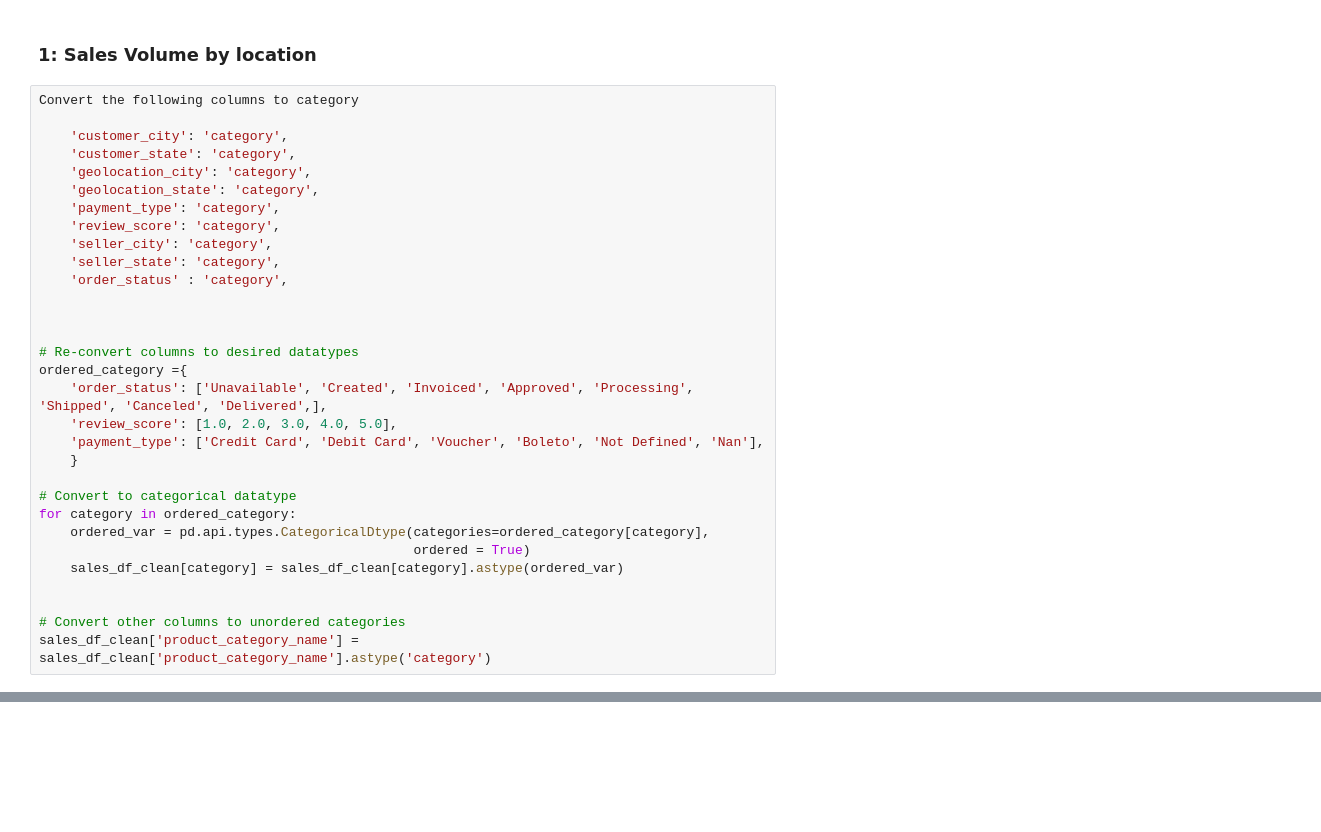
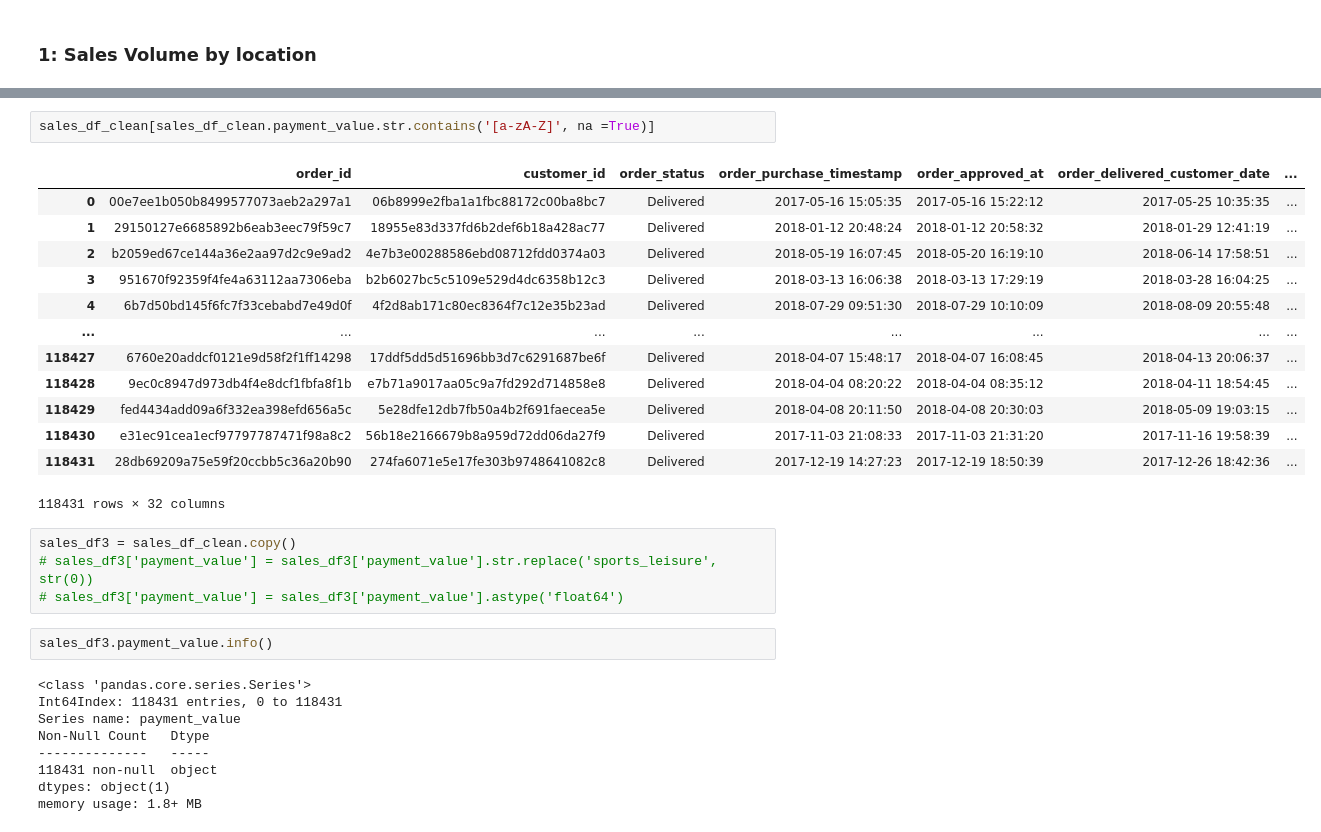
Before and after one commit to KennethOdoh/olist_kpi_dashboard, a Jupyter notebook: olist_ecommerce.ipynb, the cells around one changed output, grey strips where cells are left out. Cells and saved outputs as stored; diff of their text form; blank space fills up the shorter version.

```diff
--- a/olist_ecommerce.ipynb
+++ b/olist_ecommerce.ipynb
@@ -1024,34 +948,3 @@ sales_df_clean.customer_unique_id.nunique()
 sales_df_clean[]
 # %% [markdown]
 ### 1: Sales Volume by location
-# %%
-Convert the following columns to category
-
-    'customer_city': 'category',
-    'customer_state': 'category',
-    'geolocation_city': 'category',
-    'geolocation_state': 'category',
-    'payment_type': 'category',
-    'review_score': 'category',
-    'seller_city': 'category',
-    'seller_state': 'category',
-    'order_status' : 'category',
-
-
-
-# Re-convert columns to desired datatypes
-ordered_category ={
-    'order_status': ['Unavailable', 'Created', 'Invoiced', 'Approved', 'Processing', 'Shipped', 'Canceled', 'Delivered',],
-    'review_score': [1.0, 2.0, 3.0, 4.0, 5.0],
-    'payment_type': ['Credit Card', 'Debit Card', 'Voucher', 'Boleto', 'Not Defined', 'Nan'],
-    }
-
-# Convert to categorical datatype
-for category in ordered_category:
-    ordered_var = pd.api.types.CategoricalDtype(categories=ordered_category[category],
-                                                ordered = True)
-    sales_df_clean[category] = sales_df_clean[category].astype(ordered_var)
-
-
-# Convert other columns to unordered categories
-sales_df_clean['product_category_name'] = sales_df_clean['product_category_name'].astype('category')
@@ -1104,0 +998,31 @@ orders.loc[mask.any(axis=1)]
+# %%
+sales_df_clean[sales_df_clean.payment_value.str.contains('[a-zA-Z]', na =True)]
+# %% [output]
+|  | order_id | customer_id | order_status | order_purchase_timestamp | order_approved_at | order_delivered_customer_date | ... |
+| 0 | 00e7ee1b050b8499577073aeb2a297a1 | 06b8999e2fba1a1fbc88172c00ba8bc7 | Delivered | 2017-05-16 15:05:35 | 2017-05-16 15:22:12 | 2017-05-25 10:35:35 | ... |
+| 1 | 29150127e6685892b6eab3eec79f59c7 | 18955e83d337fd6b2def6b18a428ac77 | Delivered | 2018-01-12 20:48:24 | 2018-01-12 20:58:32 | 2018-01-29 12:41:19 | ... |
+| 2 | b2059ed67ce144a36e2aa97d2c9e9ad2 | 4e7b3e00288586ebd08712fdd0374a03 | Delivered | 2018-05-19 16:07:45 | 2018-05-20 16:19:10 | 2018-06-14 17:58:51 | ... |
+| 3 | 951670f92359f4fe4a63112aa7306eba | b2b6027bc5c5109e529d4dc6358b12c3 | Delivered | 2018-03-13 16:06:38 | 2018-03-13 17:29:19 | 2018-03-28 16:04:25 | ... |
+| 4 | 6b7d50bd145f6fc7f33cebabd7e49d0f | 4f2d8ab171c80ec8364f7c12e35b23ad | Delivered | 2018-07-29 09:51:30 | 2018-07-29 10:10:09 | 2018-08-09 20:55:48 | ... |
+| ... | ... | ... | ... | ... | ... | ... | ... |
+| 118427 | 6760e20addcf0121e9d58f2f1ff14298 | 17ddf5dd5d51696bb3d7c6291687be6f | Delivered | 2018-04-07 15:48:17 | 2018-04-07 16:08:45 | 2018-04-13 20:06:37 | ... |
+| 118428 | 9ec0c8947d973db4f4e8dcf1fbfa8f1b | e7b71a9017aa05c9a7fd292d714858e8 | Delivered | 2018-04-04 08:20:22 | 2018-04-04 08:35:12 | 2018-04-11 18:54:45 | ... |
+| 118429 | fed4434add09a6f332ea398efd656a5c | 5e28dfe12db7fb50a4b2f691faecea5e | Delivered | 2018-04-08 20:11:50 | 2018-04-08 20:30:03 | 2018-05-09 19:03:15 | ... |
+| 118430 | e31ec91cea1ecf97797787471f98a8c2 | 56b18e2166679b8a959d72dd06da27f9 | Delivered | 2017-11-03 21:08:33 | 2017-11-03 21:31:20 | 2017-11-16 19:58:39 | ... |
+| 118431 | 28db69209a75e59f20ccbb5c36a20b90 | 274fa6071e5e17fe303b9748641082c8 | Delivered | 2017-12-19 14:27:23 | 2017-12-19 18:50:39 | 2017-12-26 18:42:36 | ... |
+118431 rows × 32 columns
+# %%
+sales_df3 = sales_df_clean.copy()
+# sales_df3['payment_value'] = sales_df3['payment_value'].str.replace('sports_leisure', str(0))
+# sales_df3['payment_value'] = sales_df3['payment_value'].astype('float64')
+# %%
+sales_df3.payment_value.info()
+# %% [output]
+<class 'pandas.core.series.Series'>
+Int64Index: 118431 entries, 0 to 118431
+Series name: payment_value
+Non-Null Count   Dtype
+--------------   -----
+118431 non-null  object
+dtypes: object(1)
+memory usage: 1.8+ MB
```
Also changed, not shown: parts of 29 cells of this notebook, 1 other file.
